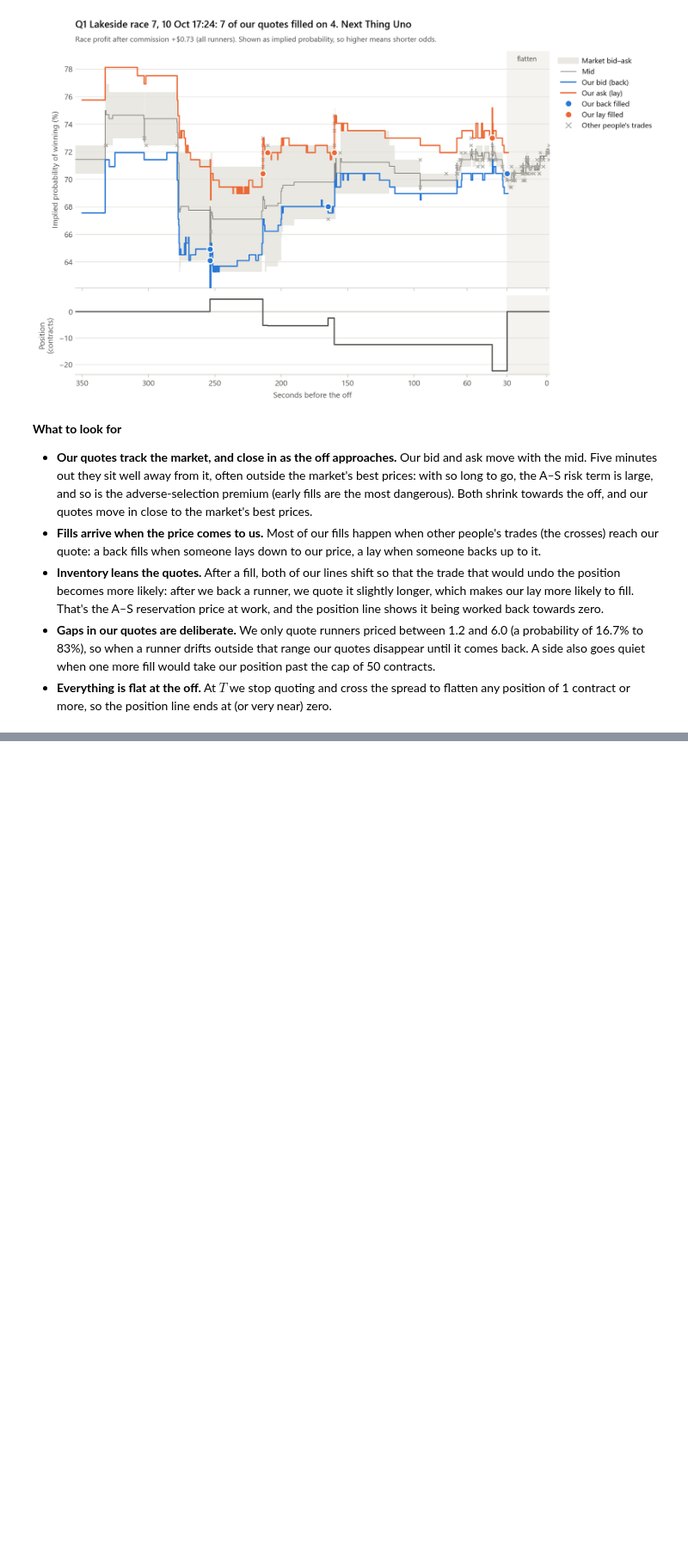
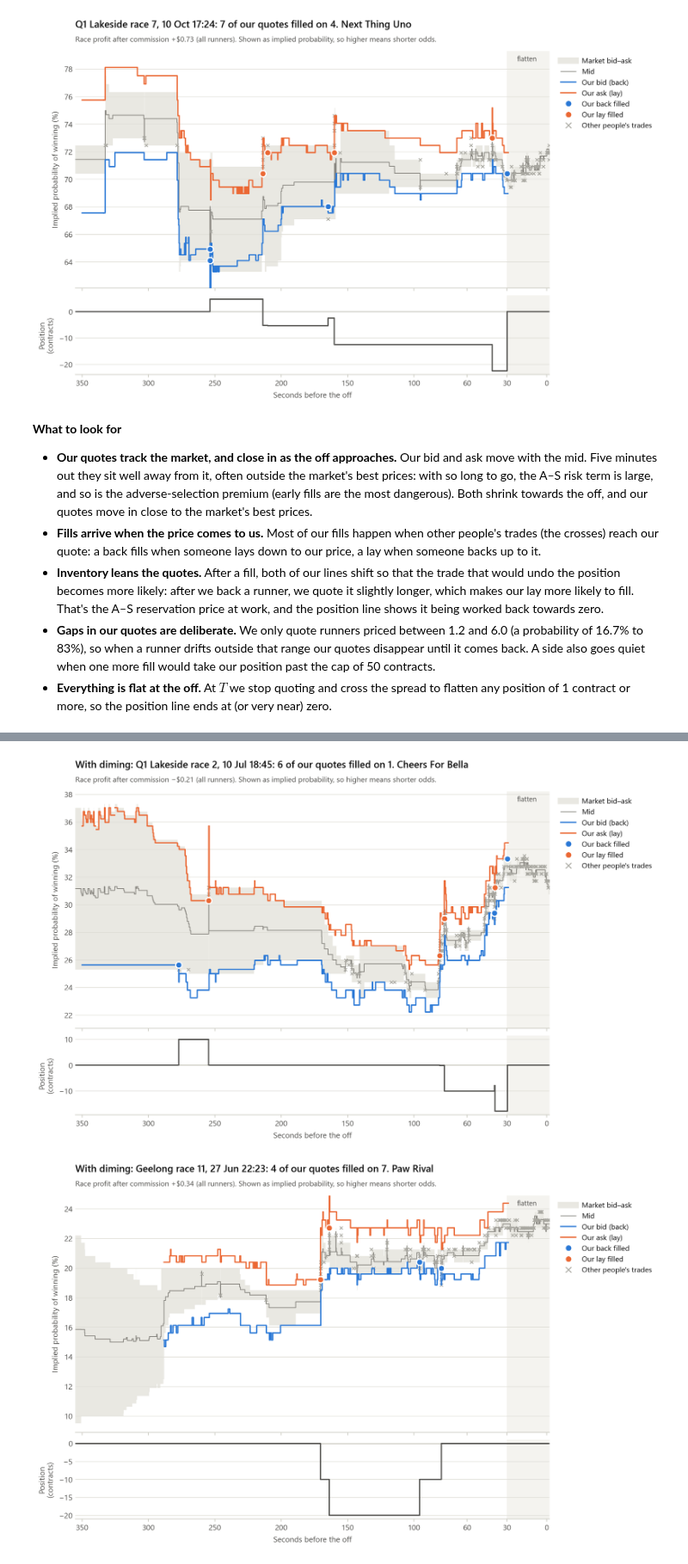
Before and after one commit to wazzak-99/Greyhound-Racing-Backtesting, a Jupyter notebook: evaluation/market-behaviour.ipynb, the cells around one changed output, grey strips where cells are left out. Shown at 86% size. Cells and saved outputs as stored; diff of their text form; code cells hidden in the pictures; blank space fills up the shorter version.

```diff
--- a/evaluation/market-behaviour.ipynb
+++ b/evaluation/market-behaviour.ipynb
@@ -107,7 +107,7 @@ class OneRace:
         yield self.replay
 
 
-def replay_race(path):
+def replay_race(path, dime=False):
     # Run the final strategy on one race and return everything the charts need (None if it can't be replayed)
     df = load_stream(path)
     if df.empty:
@@ -119,10 +119,10 @@ def replay_race(path):
                                 market_type_filter={MarketType.WIN})._build_replay(df)
     if replay is None or not replay.contexts:
         return None
-    strategy, ledger = RecordedStrategy(), Ledger(commission_rate=COMMISSION)
+    strategy, ledger = RecordedStrategy(dime=dime), Ledger(commission_rate=COMMISSION)
     Engine(OneRace(replay), strategy, QueueExecutionModel(latency=LATENCY, ladder_depth=3), ledger, FlatStake(1.0),
            starting_bankroll=1000.0).run()
-    return {"replay": replay, "strategy": strategy, "ledger": ledger}
+    return {"replay": replay, "strategy": strategy, "ledger": ledger, "path": path}
 # %% [markdown]
 ## Step 2: Choosing the races
 
@@ -176,7 +176,7 @@ def runner_history(run):
     return book, pd.DataFrame(trades, columns=["t", "p"]), quotes, fills
 
 
-def plot_race(run):
+def plot_race(run, prefix=""):
     book, trades, quotes, fills = runner_history(run)
     ctx = run["replay"].contexts[-1]
     name = ctx.runner(run["runner"]).selection_name
@@ -219,7 +219,7 @@ def plot_race(run):
     bottom.set_xticks([350, 300, 250, 200, 150, 100, 60, 30, 0])
 
     n_quote = int((fills["tag"] == "quote").sum())
-    titles(top, f"{ctx.venue} race {ctx.race_no}, {start:%d %b %H:%M}: {n_quote} of our quotes filled on {name}",
+    titles(top, f"{prefix}{ctx.venue} race {ctx.race_no}, {start:%d %b %H:%M}: {n_quote} of our quotes filled on {name}",
            f"Race profit after commission {'−' if profit < 0 else '+'}${abs(profit):.2f} (all runners). Shown as implied probability, "
            "so higher means shorter odds.")
     plt.show()
@@ -242,0 +249,27 @@ for run in chosen:
+# %%
+def quote_gap(run):
+    # Share of quoting time that a back or lay sits more than one tick in front of the best price on its side
+    book, _, quotes, _ = runner_history(run)
+    merged = pd.merge_asof(quotes.sort_values("t"), book.sort_values("t"), on="t", direction="forward",
+                           suffixes=("", "_market"))
+    ladder = np.array(final_strategy.LADDER)
+    pos = lambda p: np.searchsorted(ladder, 1 / p - 1e-9)                  # ladder position of a probability
+    back_ahead = pos(merged["bid"]) < pos(merged["bid_market"]) - 1      # our back at shorter odds than best backer
+    lay_ahead = pos(merged["ask"]) > pos(merged["ask_market"]) + 1       # our lay at longer odds than best layer
+    quoting = merged["bid"].notna() | merged["ask"].notna()
+    return ((back_ahead | lay_ahead) & quoting).sum() / max(quoting.sum(), 1)
+
+
+rows, dimed_runs = [], []
+for run in chosen:
+    dimed = replay_race(run["path"], dime=True)
+    dimed["runner"] = run["runner"]
+    dimed_runs.append(dimed)
+    ctx = run["replay"].contexts[-1]
+    count = lambda r: sum(f["selection_id"] == r["runner"] and f["tag"] == "quote" for f in r["strategy"].fill_log)
+    rows.append({"race": f"{ctx.venue} R{ctx.race_no}", "runner": ctx.runner(run["runner"]).selection_name,
+                 "quotes > 1 tick in front (no diming)": f"{quote_gap(run):.0%}",
+                 "fills, no diming": count(run), "fills, diming": count(dimed),
+                 "race profit, no diming ($)": run["ledger"].markets[0].net_pnl,
+                 "race profit, diming ($)": dimed["ledger"].markets[0].net_pnl})
+pd.DataFrame(rows).set_index("race").round(2)
@@ -242,0 +283,6 @@ for run in chosen:
+# %%
+for dimed in dimed_runs:
+    plot_race(dimed, prefix="With diming: ")
+# %% [output]
+[figure, added]
+[figure, added]
```
Also changed, not shown: parts of 4 cells of this notebook, 1 other file.
